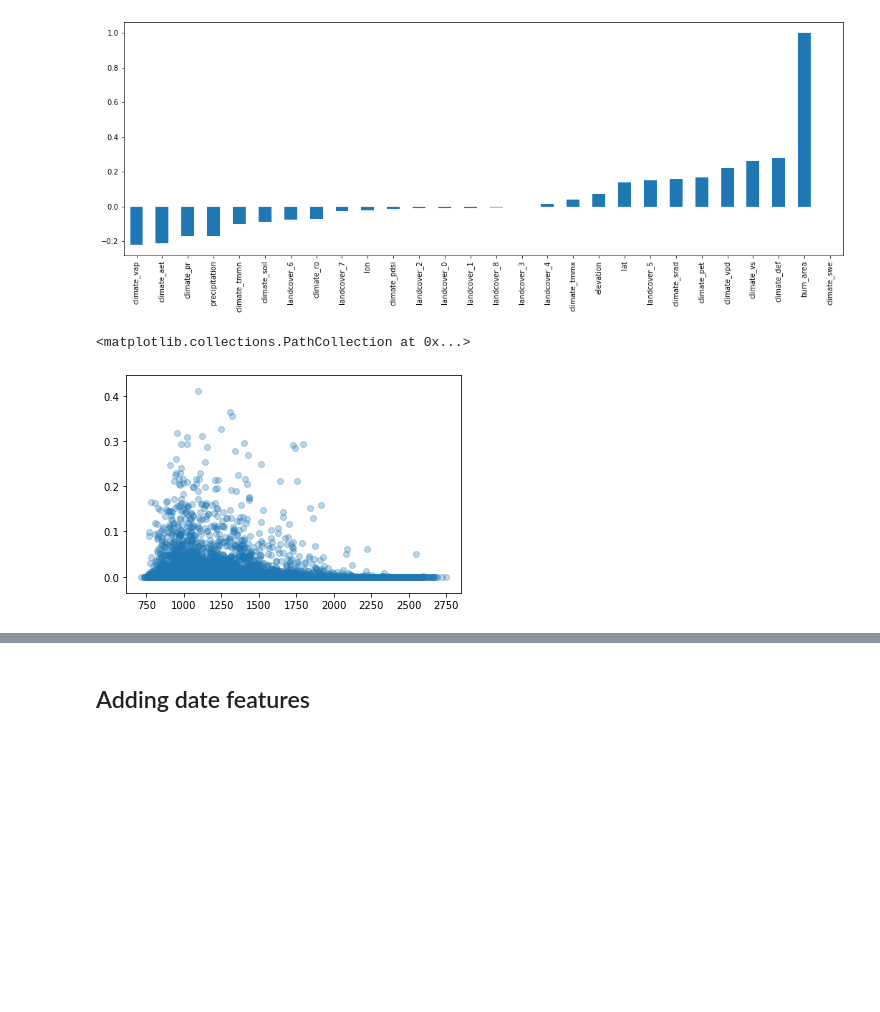
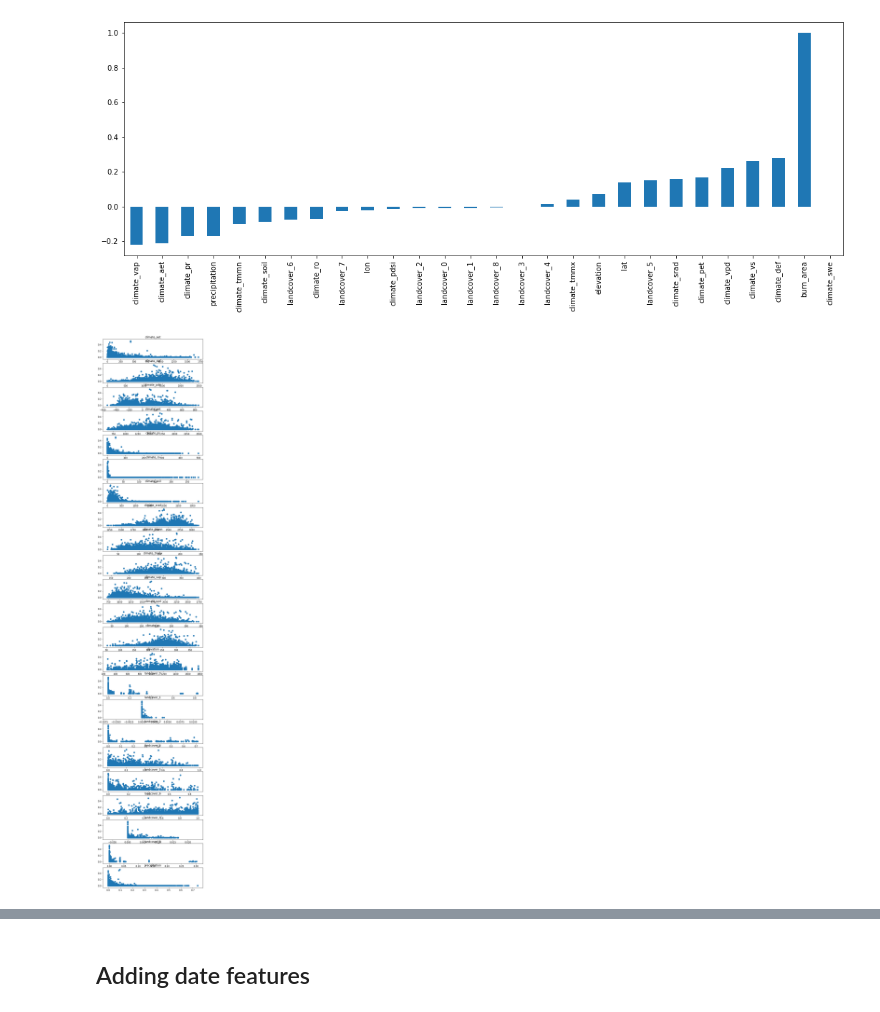
Before and after one commit to boladjivinny/fire-prediction, a Jupyter notebook: FirePrediction.ipynb, the cells around one changed output, grey strips where cells are left out. Drawn from its saved outputs; the diff is of its cells as text; code cells hidden in the pictures; blank space fills up the shorter version.

```diff
--- a/FirePrediction.ipynb
+++ b/FirePrediction.ipynb
@@ -57,9 +95,23 @@ train.corr()['burn_area'].sort_values().plot(kind='bar', figsize=(18, 6))
 # %%
 # Look at some scatter plots (only plotting for a subset of data to keep things fast)
 sample = train.sample(10000)
-plt.scatter(sample['climate_vap'], sample['burn_area'], alpha=0.3)
+in_cols = ['climate_aet', 'climate_def',
+       'climate_pdsi', 'climate_pet', 'climate_pr', 'climate_ro',
+       'climate_soil', 'climate_srad', 'climate_tmmn',
+       'climate_tmmx', 'climate_vap', 'climate_vpd', 'climate_vs', 'elevation',
+       'landcover_0', 'landcover_1', 'landcover_2',
+       'landcover_4', 'landcover_5', 'landcover_6', 'landcover_7',
+       'landcover_8', 'precipitation']
+fig, axs = plt.subplots(len(in_cols), 1, figsize=(8,45))
+for col, ax in zip(in_cols, axs):
+    #print(col, ax)
+    ax.scatter(sample[col], sample['burn_area'])
+    ax.set_title(col)
+#for column in sample.columns:
+#plt.scatter(sample['lon'], sample['burn_area'], alpha=0.3)
+#sns.pairplot(sample, hue='burn_area', height=2.5);
+#plt.show()
 # %% [output]
-<matplotlib.collections.PathCollection at 0x...>
-[figure, old version]
+[figure, new version]
 # %%
 # Most fires occur when there's very little rain.
```
Also changed, not shown: parts of 10 cells of this notebook, 2 other files.
